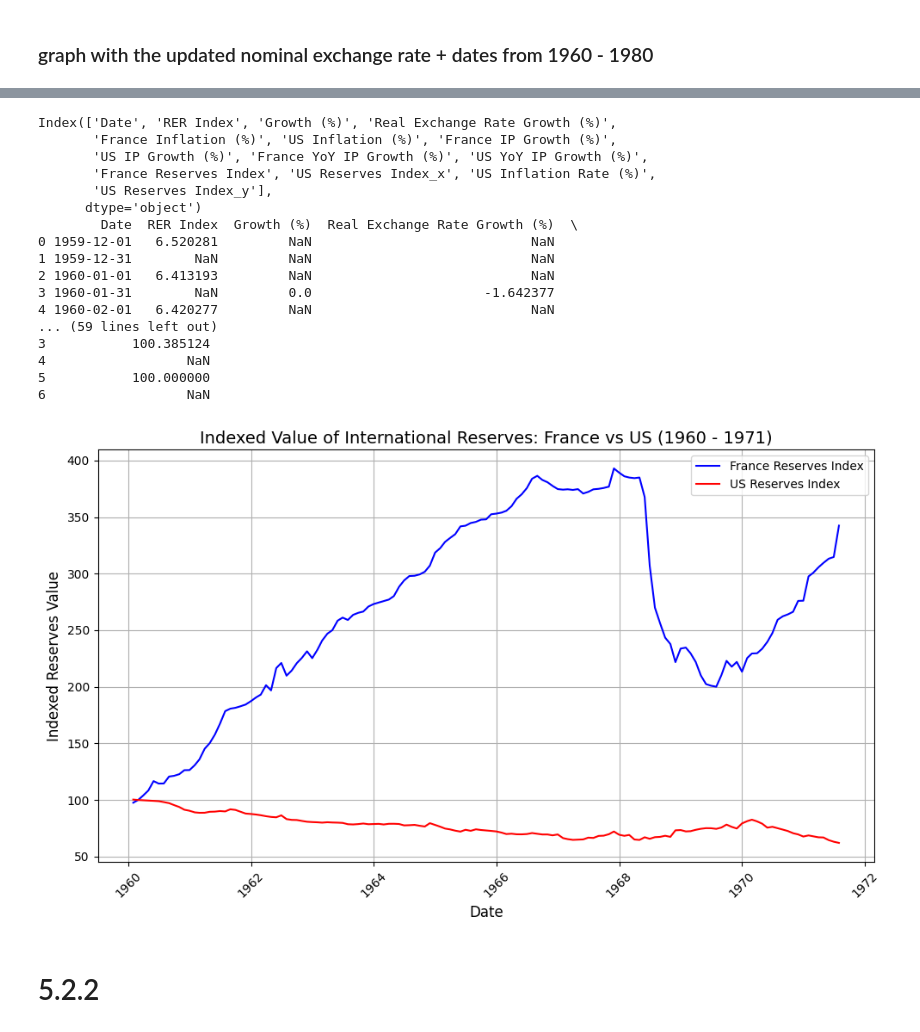
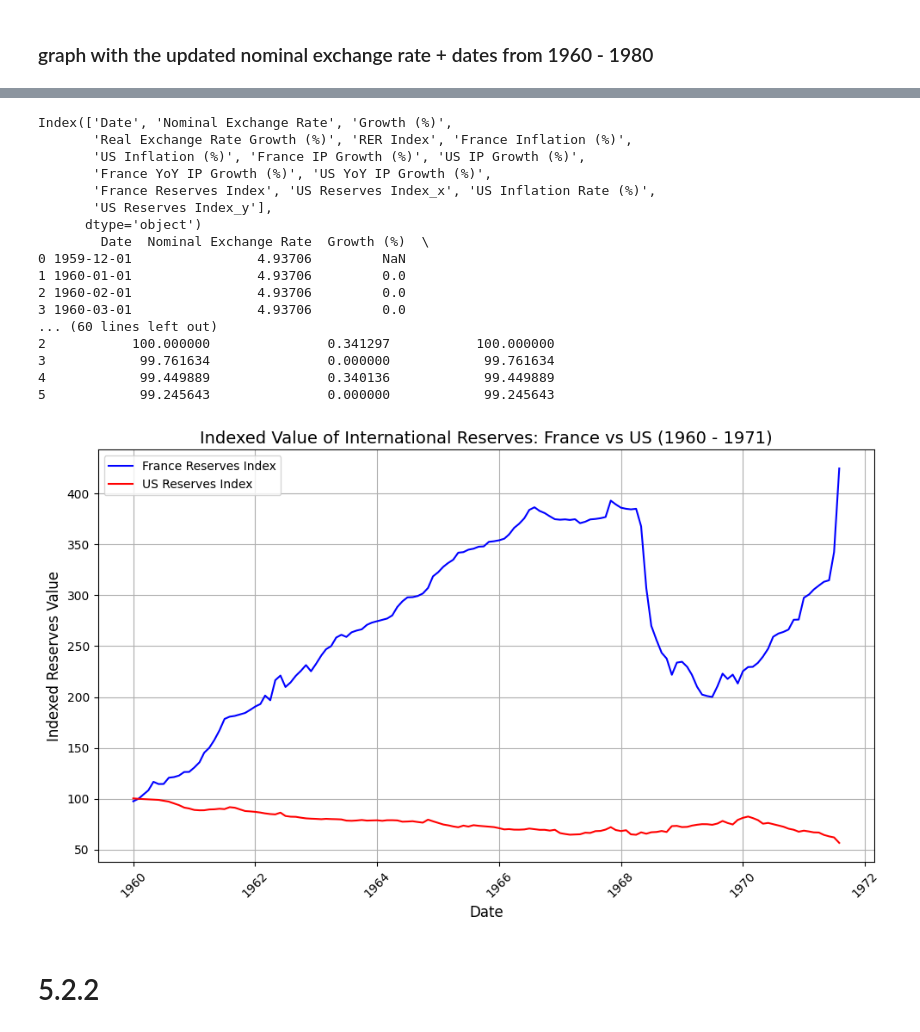
Before and after one commit to SparklyPlant/The-Grave-of-Ming, a Jupyter notebook: Code/NB1.ipynb, the cells around one changed output, grey strips where cells are left out. Drawn from its saved outputs; the diff is of its cells as text; code cells hidden in the pictures.

```diff
--- a/Code/NB1.ipynb
+++ b/Code/NB1.ipynb
@@ -1008,7 +960,7 @@ import pandas as pd
 import matplotlib.pyplot as plt
 
 # Load the merged dataset
-file_path = "../Data/full_merged_dataset.csv"
+file_path = "../Data/full_merged_dataset_edit.csv"
 merged_df = pd.read_csv(file_path)
 
 # Convert Date column to datetime format
@@ -1025,48 +977,48 @@ filtered_df = merged_df[(merged_df["Date"] >= start_date) & (merged_df["Date"] <
 
 # Check if the filtered DataFrame is empty and how many rows it has
 print(filtered_df.shape)
 print(filtered_df.head())
 
 # Drop rows with missing values in the reserves columns
 filtered_df = filtered_df.dropna(subset=["France Reserves Index", "US Reserves Index_x"])
 
 # Plot the indexed value of international reserves for France and the US
 fig, ax = plt.subplots(figsize=(10, 6))
 ax.plot(filtered_df["Date"], filtered_df["France Reserves Index"], label="France Reserves Index", color="blue")
 ax.plot(filtered_df["Date"], filtered_df["US Reserves Index_x"], label="US Reserves Index", color="red")
 
 # Title and labels
 ax.set_title("Indexed Value of International Reserves: France vs US (1960 - 1971)", fontsize=14)
 ax.set_xlabel("Date", fontsize=12)
 ax.set_ylabel("Indexed Reserves Value", fontsize=12)
 ax.legend()
 
 # Formatting
 ax.grid(True)
 plt.xticks(rotation=45)
 plt.tight_layout()
 
 # Show plot
 plt.show()
 # %% [output]
-Index(['Date', 'RER Index', 'Growth (%)', 'Real Exchange Rate Growth (%)',
-       'France Inflation (%)', 'US Inflation (%)', 'France IP Growth (%)',
-       'US IP Growth (%)', 'France YoY IP Growth (%)', 'US YoY IP Growth (%)',
+Index(['Date', 'Nominal Exchange Rate', 'Growth (%)',
+       'Real Exchange Rate Growth (%)', 'RER Index', 'France Inflation (%)',
+       'US Inflation (%)', 'France IP Growth (%)', 'US IP Growth (%)',
+       'France YoY IP Growth (%)', 'US YoY IP Growth (%)',
        'France Reserves Index', 'US Reserves Index_x', 'US Inflation Rate (%)',
        'US Reserves Index_y'],
       dtype='object')
-        Date  RER Index  Growth (%)  Real Exchange Rate Growth (%)  \
-0 1959-12-01   6.520281         NaN                            NaN
-1 1959-12-31        NaN         NaN                            NaN
-2 1960-01-01   6.413193         NaN                            NaN
-3 1960-01-31        NaN         0.0                      -1.642377
-4 1960-02-01   6.420277         NaN                            NaN
-... (59 lines left out)
-3           100.385124
-4                  NaN
-5           100.000000
-6                  NaN
+        Date  Nominal Exchange Rate  Growth (%)  \
+0 1959-12-01                4.93706         NaN
+1 1960-01-01                4.93706         0.0
+2 1960-02-01                4.93706         0.0
+3 1960-03-01                4.93706         0.0
+... (60 lines left out)
+2           100.000000               0.341297           100.000000
+3            99.761634               0.000000            99.761634
+4            99.449889               0.340136            99.449889
+5            99.245643               0.000000            99.245643
-[figure, old version]
+[figure, new version]
 # %% [markdown]
 # 5.2.2
 # %%
```
Also changed, not shown: parts of 23 cells of this notebook, 7 other files.
